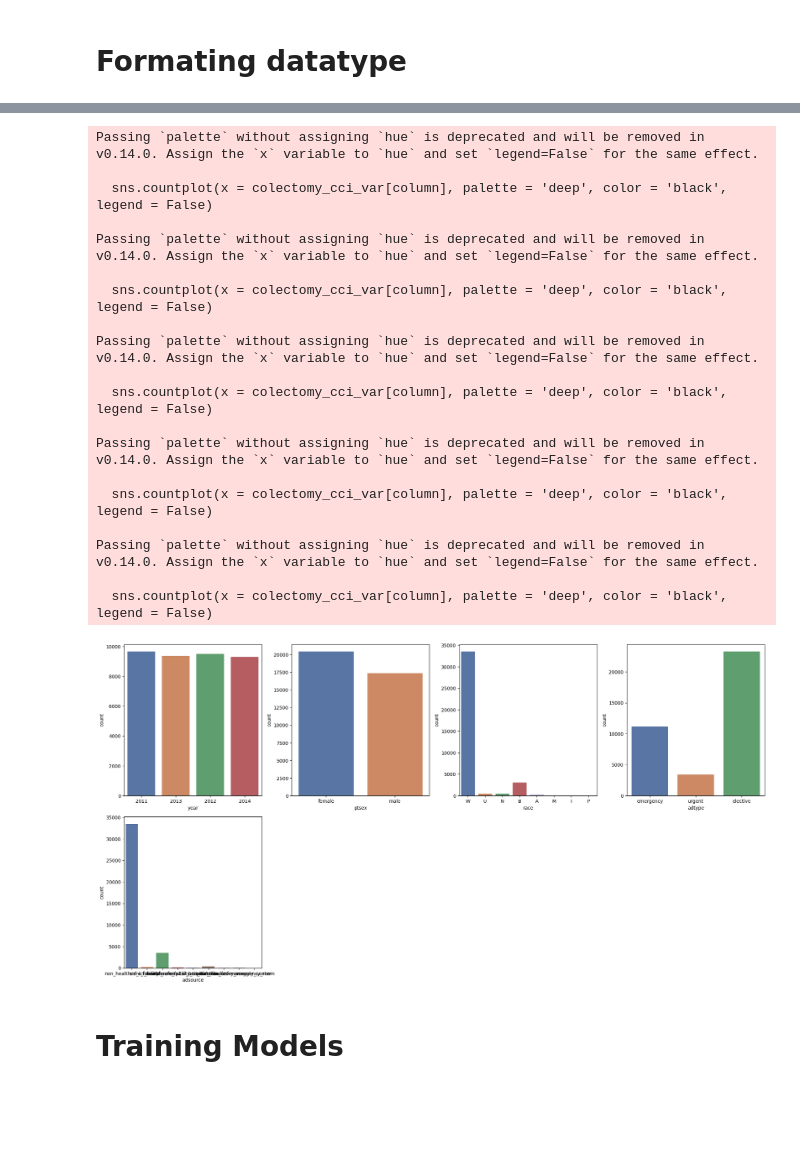
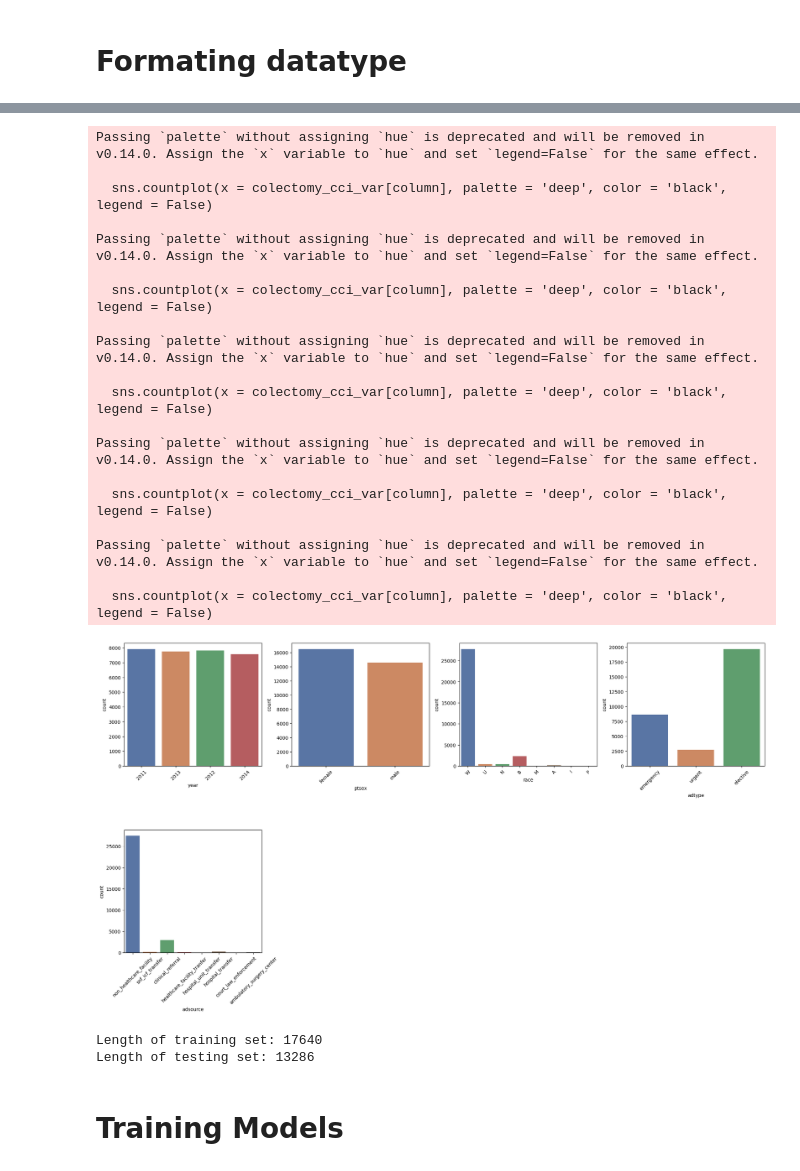
Before and after one commit to totton-hollenbeak/DS340W-Project, a Jupyter notebook: DS340W_Implementation.ipynb, the cells around one changed output, grey strips where cells are left out. Cells and saved outputs as stored; diff of their text form; code cells hidden in the pictures; blank space fills up the shorter version.

Commit message:
Implemented the OOD preprocessing, model training, and model evaluations

```diff
--- a/DS340W_Implementation.ipynb
+++ b/DS340W_Implementation.ipynb
@@ -62,11 +47,14 @@ colectomy_cci_var['adsource'] = colectomy_cci_var['adsource'].replace({'1': 'non
 
 colectomy_cci_var['age'] = colectomy_cci_var['age'].astype(int)
 
+colectomy_cci_var['paytype1'] = colectomy_cci_var['paytype1'].fillna('99')
+
 # Drop observations
 colectomy_cci_var = colectomy_cci_var[colectomy_cci_var['adsource'] != '9']
-print(len(colectomy_cci_var))
-colectomy_cci_var = colectomy_cci_var.groupby('pdx').filter(lambda x: len(x) >= 100)
-print(len(colectomy_cci_var))
+colectomy_cci_var = colectomy_cci_var[colectomy_cci_var['adsource'] != 'emergency_room']
+#print(len(colectomy_cci_var))
+colectomy_cci_var = colectomy_cci_var.groupby('pdx').filter(lambda x: len(x) >= 250)
+#print(len(colectomy_cci_var))
 
 # Select Relevant Features
 features = ['year', 'ptsex', 'race', 'age', 'adtype', 'adsource', 'admdx']
@@ -125,34 +108,35 @@ plotnumber = 1
 for column in cat_cols:
     if plotnumber <= 11:
         ax = plt.subplot(3, 4, plotnumber)
         sns.countplot(x = colectomy_cci_var[column], palette = 'deep', color = 'black', legend = False)
         plt.xlabel(column)
+        plt.xticks(rotation = 45)
 
     plotnumber += 1
 
 plt.tight_layout()
 plt.show()
 # %% [output]
 Passing `palette` without assigning `hue` is deprecated and will be removed in v0.14.0. Assign the `x` variable to `hue` and set `legend=False` for the same effect.
 
   sns.countplot(x = colectomy_cci_var[column], palette = 'deep', color = 'black', legend = False)
 
 Passing `palette` without assigning `hue` is deprecated and will be removed in v0.14.0. Assign the `x` variable to `hue` and set `legend=False` for the same effect.
 
   sns.countplot(x = colectomy_cci_var[column], palette = 'deep', color = 'black', legend = False)
 
 Passing `palette` without assigning `hue` is deprecated and will be removed in v0.14.0. Assign the `x` variable to `hue` and set `legend=False` for the same effect.
 
   sns.countplot(x = colectomy_cci_var[column], palette = 'deep', color = 'black', legend = False)
 
 Passing `palette` without assigning `hue` is deprecated and will be removed in v0.14.0. Assign the `x` variable to `hue` and set `legend=False` for the same effect.
 
   sns.countplot(x = colectomy_cci_var[column], palette = 'deep', color = 'black', legend = False)
 
 Passing `palette` without assigning `hue` is deprecated and will be removed in v0.14.0. Assign the `x` variable to `hue` and set `legend=False` for the same effect.
 
   sns.countplot(x = colectomy_cci_var[column], palette = 'deep', color = 'black', legend = False)
-[figure, old version]
+[figure, new version]
 # %%
 colectomy_cci_var_X = colectomy_cci_var[features]
 colectomy_cci_var_y = colectomy_cci_var['pdx']
@@ -181,6 +169,50 @@ normalizer = scaler.fit(train_X_normalized[normalize_features])
 
 train_X_normalized[normalize_features] = normalizer.transform(train_X_normalized[normalize_features])
 test_X_normalzied[normalize_features] = normalizer.transform(test_X_normalzied[normalize_features])
+# %%
+# Split the training set into Medicare, Medicaid, Government Health Insurance
+colectomy_cci_var_public = colectomy_cci_var[colectomy_cci_var['paytype1'].str.startswith(('1', '2', '8'))]
+# Split the test set into Uninsured, Blue Cross, Commercial, leave out the Unknown insurance group
+colectomy_cci_var_private_other = colectomy_cci_var[colectomy_cci_var['paytype1'].str.startswith(('0', '3', '4'))]
+
+print(f"Length of training set: {len(colectomy_cci_var_public)}")
+print(f"Length of testing set: {len(colectomy_cci_var_private_other)}")
+
+train_X_OOD = colectomy_cci_var_public[features]
+train_y_OOD = colectomy_cci_var_public['pdx']
+test_X_OOD = colectomy_cci_var_private_other[features]
+test_y_OOD = colectomy_cci_var_private_other['pdx']
+
+# One-Hot Encoding
+train_X_OOD = pd.get_dummies(train_X_OOD, columns = dummy_features)
+test_X_OOD = pd.get_dummies(test_X_OOD, columns = dummy_features)
+
+# Data Resampling
+# Change variable names to OOD if this gets used
+#smote = SMOTE(sampling_strategy = 'auto', random_state = 0)
+#train_X, train_y = smote.fit_resample(train_X, train_y)
+
+# Label Encoding
+encoder = LabelEncoder()
+label_encoder = encoder.fit(train_y_OOD)
+train_y_OOD = label_encoder.transform(train_y_OOD)
+test_y_OOD = label_encoder.transform(test_y_OOD)
+
+# Normalize Data
+normalize_features = list(set(features) - set(dummy_features))
+
+scaler = MinMaxScaler()
+
+train_X_OOD_normalized = train_X_OOD.copy()
+test_X_OOD_normalzied = test_X_OOD.copy()
+
+normalizer = scaler.fit(train_X_OOD_normalized[normalize_features])
+
+train_X_OOD_normalized[normalize_features] = normalizer.transform(train_X_OOD_normalized[normalize_features])
+test_X_OOD_normalzied[normalize_features] = normalizer.transform(test_X_OOD_normalzied[normalize_features])
+# %% [output]
+Length of training set: 17640
+Length of testing set: 13286
 # %%
 X_train = train_X_normalized
 X_test = test_X_normalzied
```
Also changed, not shown: parts of 33 cells of this notebook.
